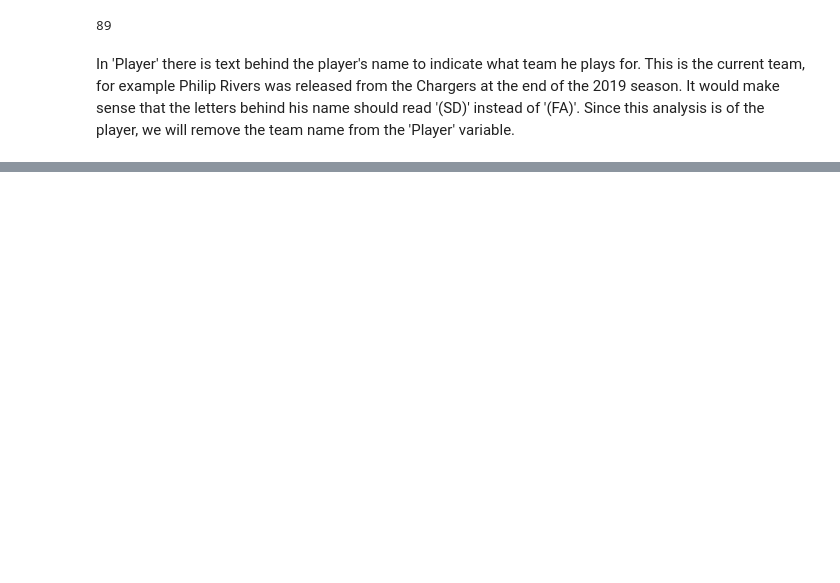
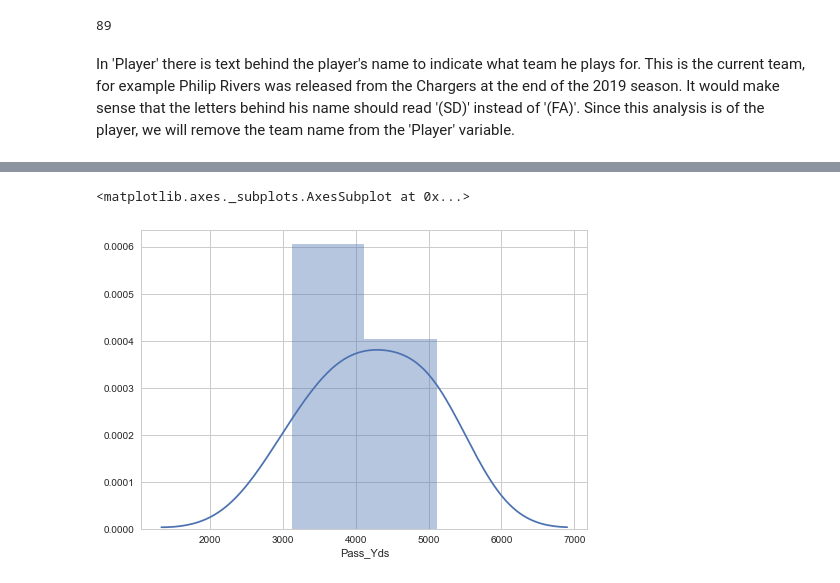
Before and after one commit to mnorthrop/fantasy_football, a Jupyter notebook: NFL 2019 QB Analysis.ipynb, the cells around one changed output, grey strips where cells are left out. Saved outputs shown, nothing was run; the diff lists cells and outputs as text; code cells hidden in the pictures; blank space fills up the shorter version.

```diff
--- a/NFL 2019 QB Analysis.ipynb
+++ b/NFL 2019 QB Analysis.ipynb
@@ -273,0 +444,5 @@ qb_cleaned.sample(5)
+# %%
+sns.distplot(top_fantasy_qbs.Pass_Yds)
+# %% [output]
+<matplotlib.axes._subplots.AxesSubplot at 0x...>
+[figure, added]
```
Also changed, not shown: parts of 28 cells of this notebook.
